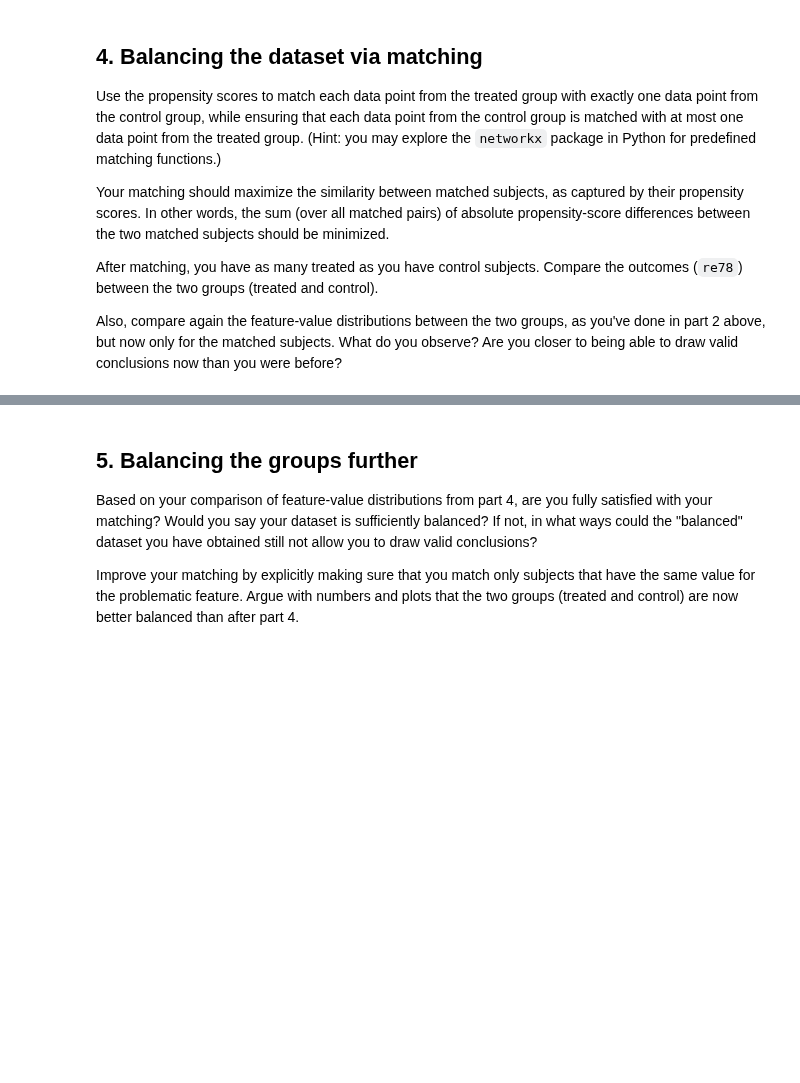
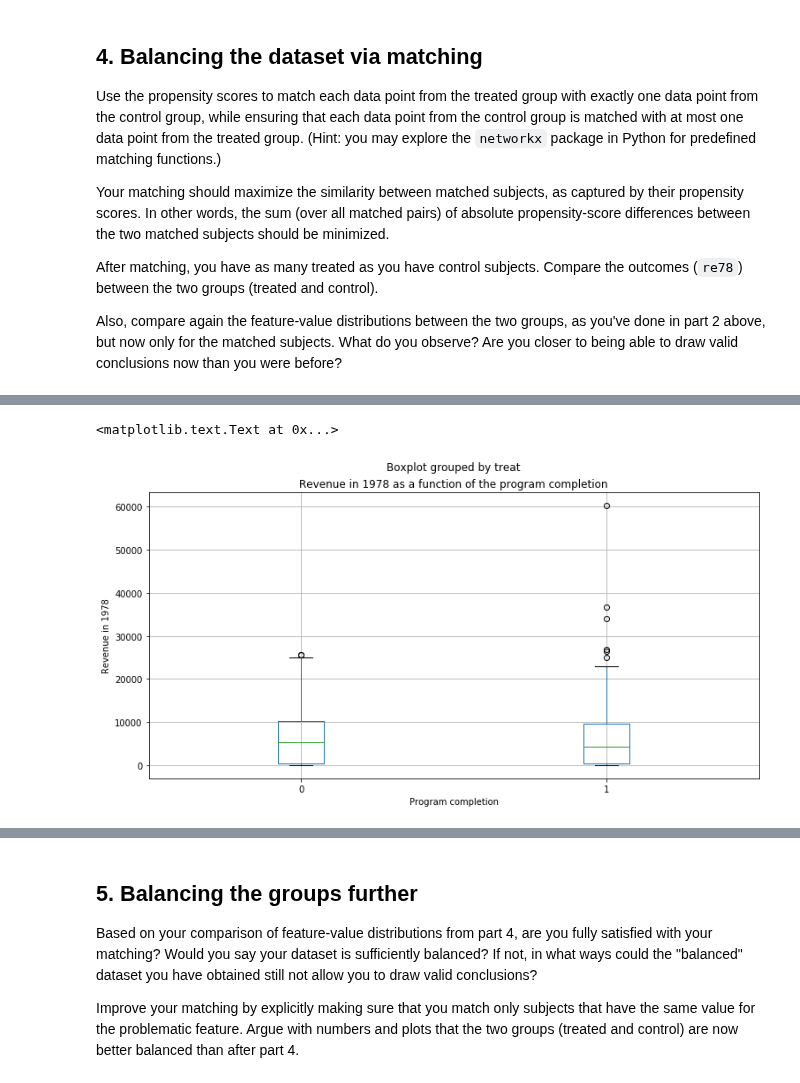
Before and after one commit to mosimann/ADA, a Jupyter notebook: 04 - Applied ML/Homework 4.ipynb, the cells around one changed output, grey strips where cells are left out. Cells and saved outputs as stored; diff of their text form; code cells hidden in the pictures; blank space fills up the shorter version.

```diff
--- a/04 - Applied ML/Homework 4.ipynb
+++ b/04 - Applied ML/Homework 4.ipynb
@@ -215,3 +229,17 @@ Compare the outcomes (`re78`) between the two groups (treated and control).
 Also, compare again the feature-value distributions between the two groups, as you've done in part 2 above, but now only for the matched subjects.
 What do you observe?
 Are you closer to being able to draw valid conclusions now than you were before?
+# %%
+G = nx.Graph()
+G.add_nodes_from(lalonde.index[lalonde.treat == 0], bipartite = 0)
+G.add_nodes_from(lalonde.index[lalonde.treat == 1], bipartite = 1)
+
+
+#Add edges with weight, as the max weight matching function will match with maximum weight, we do 1 - the difference of propensy score
+# As such, the weight is maximum if 1 and minimum if 0.
+for node0, weight0 in zip(lalonde.index[lalonde.treat == 0], lalonde.propensy_score[lalonde.treat == 0]):
+    for node1, weigth1 in zip(lalonde.index[lalonde.treat == 1], lalonde.propensy_score[lalonde.treat == 1]):
+        G.add_edge(node0, node1, weight = 1- abs(weight0 - weigth1))
+# %%
+# max_weight_matching
+match = nx.max_weight_matching(G, maxcardinality = True)
@@ -217,0 +289,12 @@ Are you closer to being able to draw valid conclusions now than you were before?
+# %%
+# Compare outcome re78 between the two groups
+
+lalonde_matched = lalonde.loc[list(match.keys())]
+
+ax = lalonde_matched.boxplot(column = ['re78'], by = ['treat'] ,figsize=(12,6))
+ax.set_xlabel('Program completion')
+ax.set_ylabel('Revenue in 1978')
+ax.set_title('Revenue in 1978 as a function of the program completion')
+# %% [output]
+<matplotlib.text.Text at 0x...>
+[figure, added]
```
Also changed, not shown: parts of 9 cells of this notebook.
